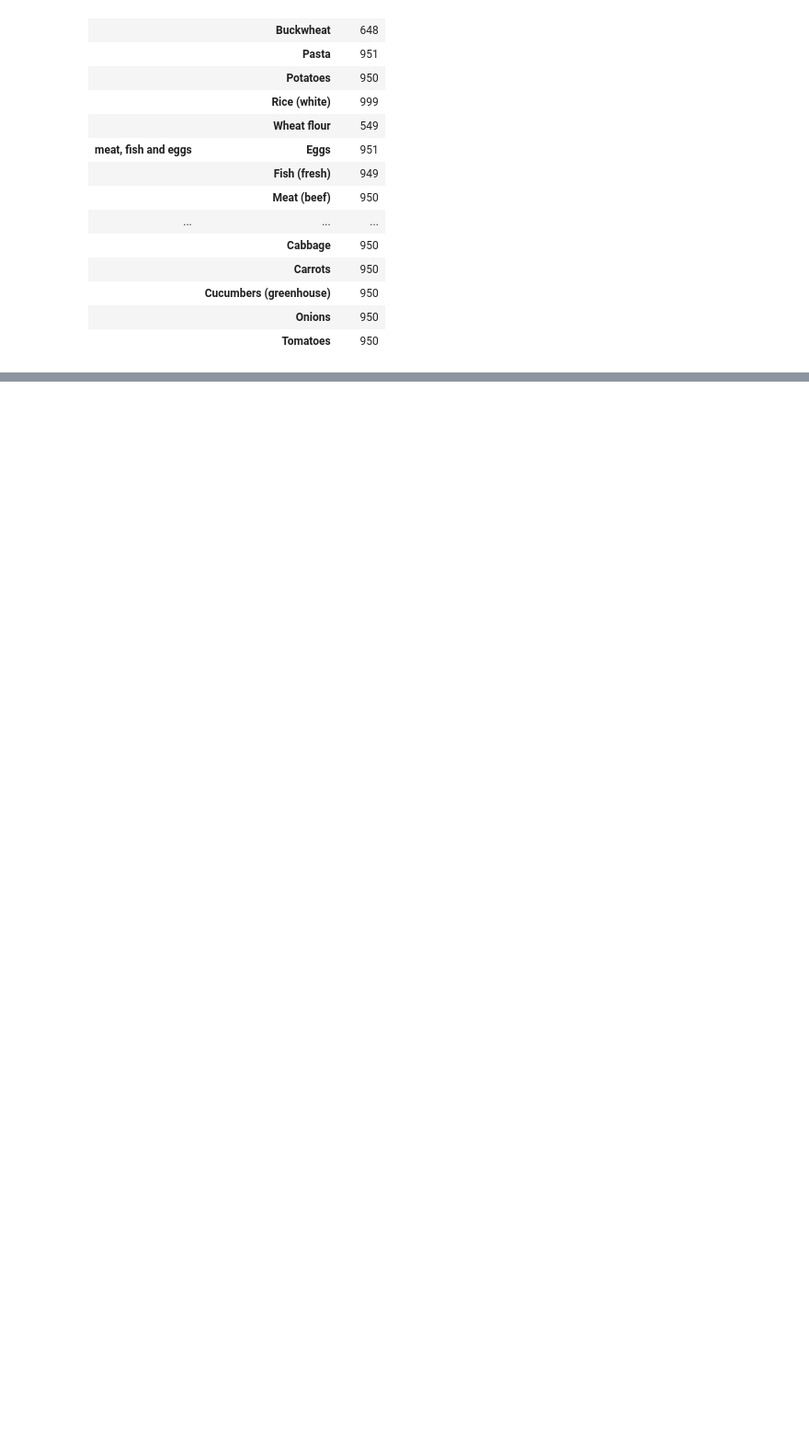
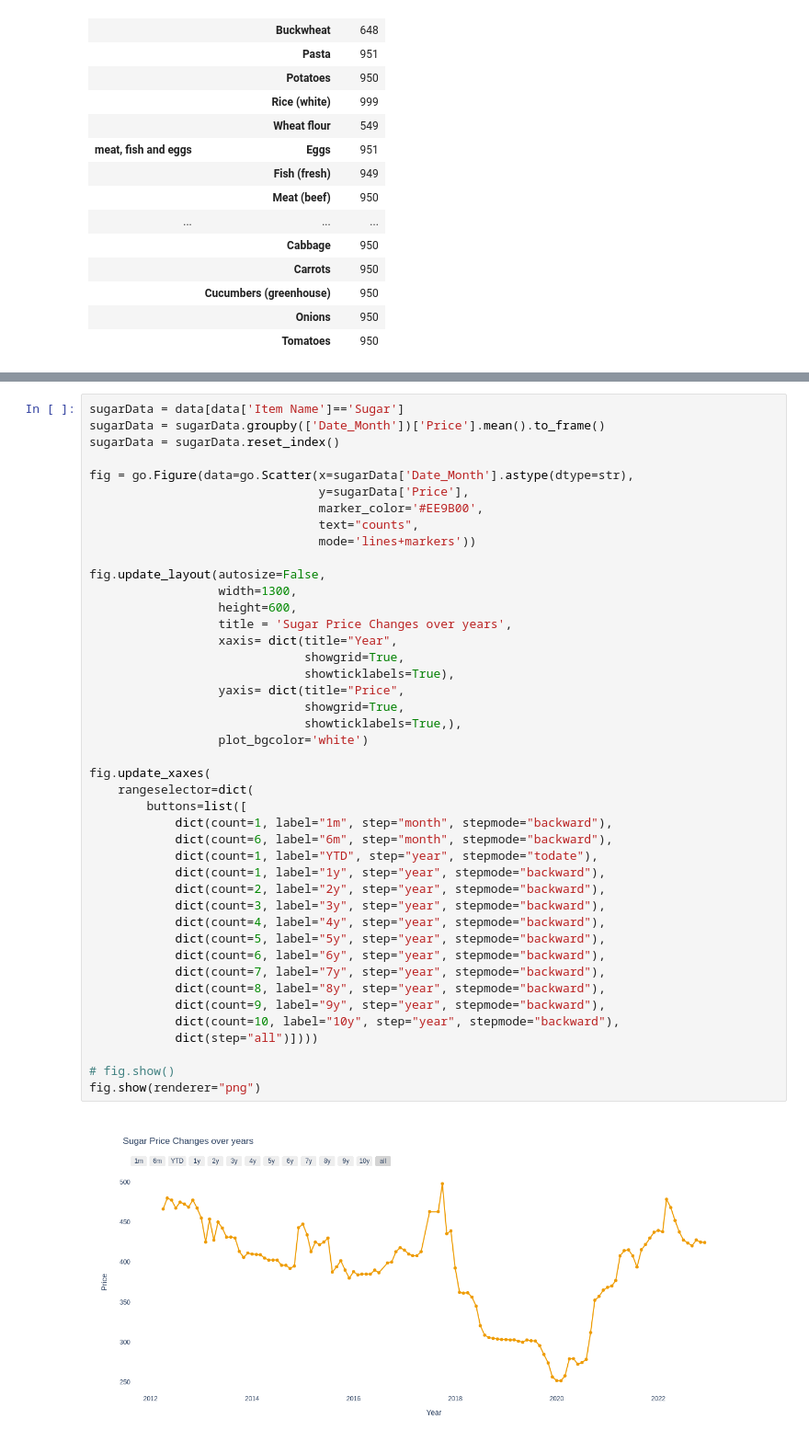
Before and after one commit to TatKhachatryan/Time-Series-Analysis-Project, a Jupyter notebook: ts_analysis_food_prices_arm.ipynb, the cells around one changed output, grey strips where cells are left out. Shown at 92% size. Saved outputs shown, nothing was run; the diff lists cells and outputs as text; blank space fills up the shorter version.

```diff
--- a/ts_analysis_food_prices_arm.ipynb
+++ b/ts_analysis_food_prices_arm.ipynb
@@ -275,0 +279,45 @@ fig.show(renderer="png")
+# %%
+sugarData = data[data['Item Name']=='Sugar']
+sugarData = sugarData.groupby(['Date_Month'])['Price'].mean().to_frame()
+sugarData = sugarData.reset_index()
+
+fig = go.Figure(data=go.Scatter(x=sugarData['Date_Month'].astype(dtype=str),
+                                y=sugarData['Price'],
+                                marker_color='#EE9B00',
+                                text="counts",
+                                mode='lines+markers'))
+
+fig.update_layout(autosize=False,
+                  width=1300,
+                  height=600,
+                  title = 'Sugar Price Changes over years',
+                  xaxis= dict(title="Year",
+                              showgrid=True,
+                              showticklabels=True),
+                  yaxis= dict(title="Price",
+                              showgrid=True,
+                              showticklabels=True,),
+                  plot_bgcolor='white')
+
+fig.update_xaxes(
+    rangeselector=dict(
+        buttons=list([
+            dict(count=1, label="1m", step="month", stepmode="backward"),
+            dict(count=6, label="6m", step="month", stepmode="backward"),
+            dict(count=1, label="YTD", step="year", stepmode="todate"),
+            dict(count=1, label="1y", step="year", stepmode="backward"),
+            dict(count=2, label="2y", step="year", stepmode="backward"),
+            dict(count=3, label="3y", step="year", stepmode="backward"),
+            dict(count=4, label="4y", step="year", stepmode="backward"),
+            dict(count=5, label="5y", step="year", stepmode="backward"),
+            dict(count=6, label="6y", step="year", stepmode="backward"),
+            dict(count=7, label="7y", step="year", stepmode="backward"),
+            dict(count=8, label="8y", step="year", stepmode="backward"),
+            dict(count=9, label="9y", step="year", stepmode="backward"),
+            dict(count=10, label="10y", step="year", stepmode="backward"),
+            dict(step="all")])))
+
+# fig.show()
+fig.show(renderer="png")
+# %% [output]
+[figure, added]
```
Also changed, not shown: parts of 5 cells of this notebook.
